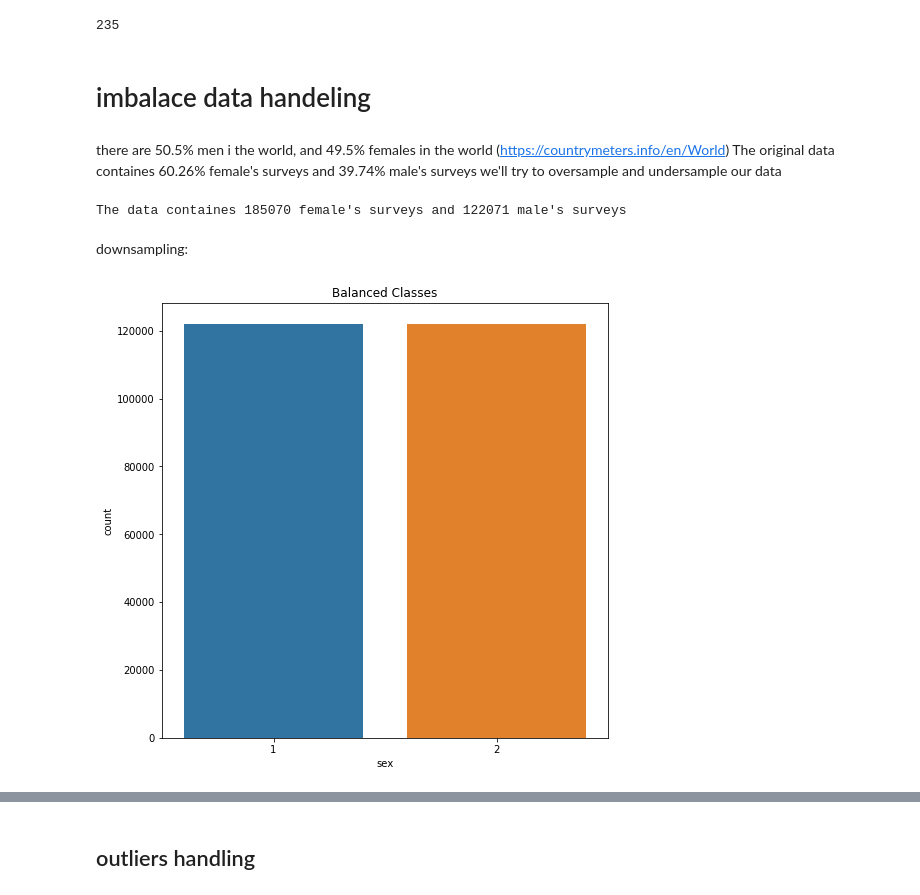
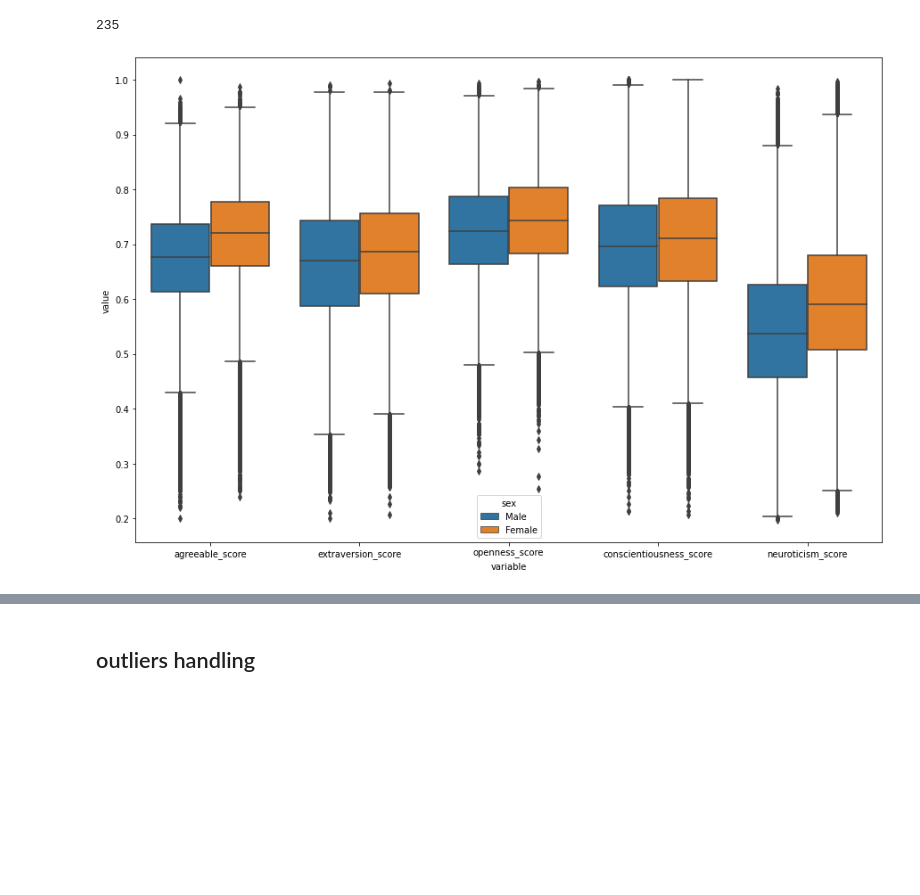
Before and after one commit to efratkohen/Big_five, a Jupyter notebook: Big Five.ipynb, the cells around one changed output, grey strips where cells are left out. Drawn from its saved outputs; the diff is of its cells as text; code cells hidden in the pictures; blank space fills up the shorter version.

```diff
--- a/Big Five.ipynb
+++ b/Big Five.ipynb
@@ -100,39 +100,9 @@ len(data.country.unique())
 # %%
-# personality_traits = ['agreeable_score', 'extraversion_score', 'openness_score', 'conscientiousness_score','neuroticism_score']
-# data1 = pd.melt(data, id_vars=['sex'], value_vars=personality_traits)
-# data1.loc[(data1.sex == 1),'sex'] = 'Male'
-# data1.loc[(data1.sex == 2),'sex'] = 'Female'
-# fig, ax = plt.subplots(figsize = (15, 10))
-# m = sns.boxplot(ax=ax, data=data1, x="variable", y="value", hue="sex")
+personality_traits = ['agreeable_score', 'extraversion_score', 'openness_score', 'conscientiousness_score','neuroticism_score']
+data1 = pd.melt(data, id_vars=['sex'], value_vars=personality_traits)
+data1.loc[(data1.sex == 1),'sex'] = 'Male'
+data1.loc[(data1.sex == 2),'sex'] = 'Female'
+fig, ax = plt.subplots(figsize = (15, 10))
+m = sns.boxplot(ax=ax, data=data1, x="variable", y="value", hue="sex")
+# %% [output]
+[figure, added]
-# %% [markdown]
-# imbalace data handeling
-# %% [markdown]
-there are 50.5% men i the world, and 49.5% females in the world (https://countrymeters.info/en/World)
-The original data containes 60.26% female's surveys and 39.74% male's surveys
-we'll try to oversample and undersample our data
-# %%
-print(f"The data containes {(data['sex'].value_counts()[2])} female's surveys and {(data['sex'].value_counts()[1])} male's surveys")
-# %% [output]
-The data containes 185070 female's surveys and 122071 male's surveys
-# %% [markdown]
-downsampling:
-# %%
-# Shuffle the Dataset.
-shuffled_df = data.sample(frac=1,random_state=4)
-
-# Put all the male class in a separate dataset.
-male_df = shuffled_df.loc[shuffled_df['sex'] == 1] #1= male, 2= female
-
-#Randomly select 122071 observations from the female (majority class)
-female_df = shuffled_df.loc[shuffled_df['sex'] == 2].sample(n=122071,random_state=42)
-
-# Concatenate both dataframes again
-downsampled_df = pd.concat([male_df, female_df])
-
-#plot the dataset after the undersampling
-plt.figure(figsize=(8, 8))
-sns.countplot('sex', data=downsampled_df)
-plt.title('Balanced Classes')
-plt.show()
-# %% [output]
-[figure, removed]
```
Also changed, not shown: parts of 26 cells of this notebook.
